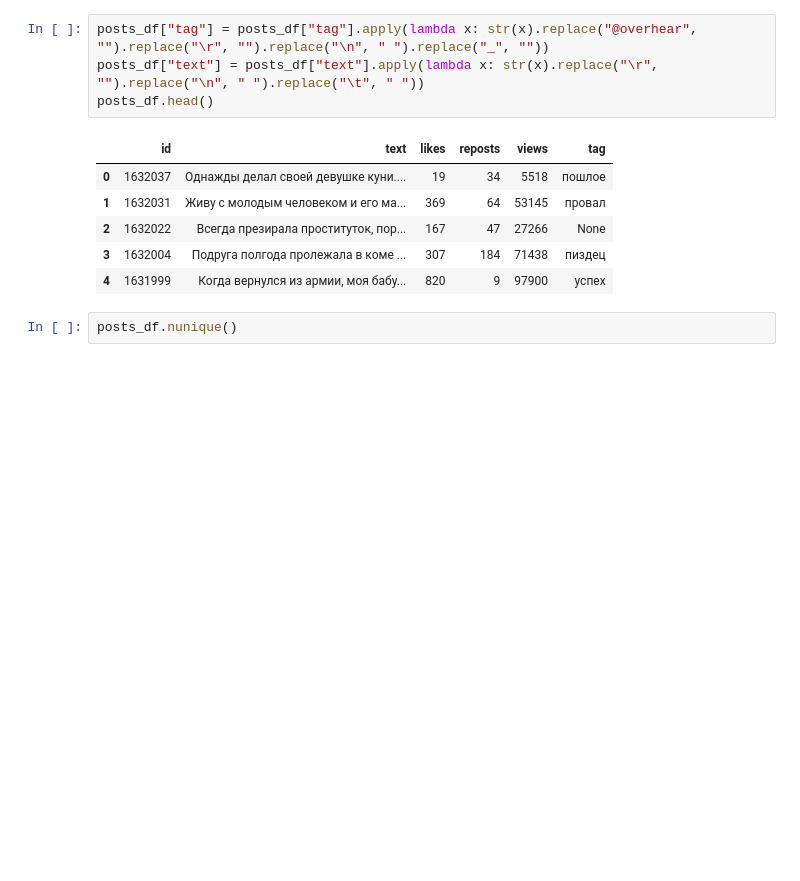
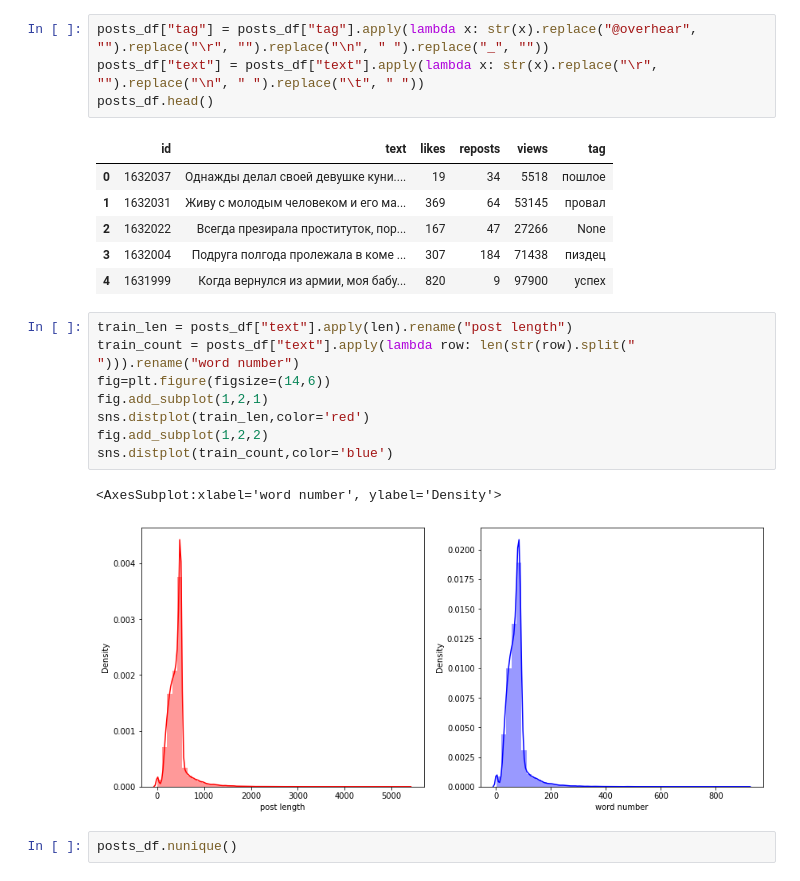
Before and after one commit to DimaScientist/Emotional-Estimation-In-Social-Network, a Jupyter notebook: notebooks/clustering_model_posts.ipynb, the cells around one changed output. Drawn from its saved outputs; the diff is of its cells as text; blank space fills up the shorter version.

```diff
--- a/notebooks/clustering_model_posts.ipynb
+++ b/notebooks/clustering_model_posts.ipynb
@@ -48,6 +79,17 @@ posts_df.head()
 | 2 | 1632022 | Всегда презирала проституток, пор... | 167 | 47 | 27266 | None |
 | 3 | 1632004 | Подруга полгода пролежала в коме ... | 307 | 184 | 71438 | пиздец |
 | 4 | 1631999 | Когда вернулся из армии, моя бабу... | 820 | 9 | 97900 | успех |
+# %%
+train_len = posts_df["text"].apply(len).rename("post length")
+train_count = posts_df["text"].apply(lambda row: len(str(row).split(" "))).rename("word number")
+fig=plt.figure(figsize=(14,6))
+fig.add_subplot(1,2,1)
+sns.distplot(train_len,color='red')
+fig.add_subplot(1,2,2)
+sns.distplot(train_count,color='blue')
+# %% [output]
+<AxesSubplot:xlabel='word number', ylabel='Density'>
+[figure, added]
 # %%
 posts_df.nunique()
 # %% [output]
```
Also changed, not shown: parts of 52 cells of this notebook, 3 other files.
